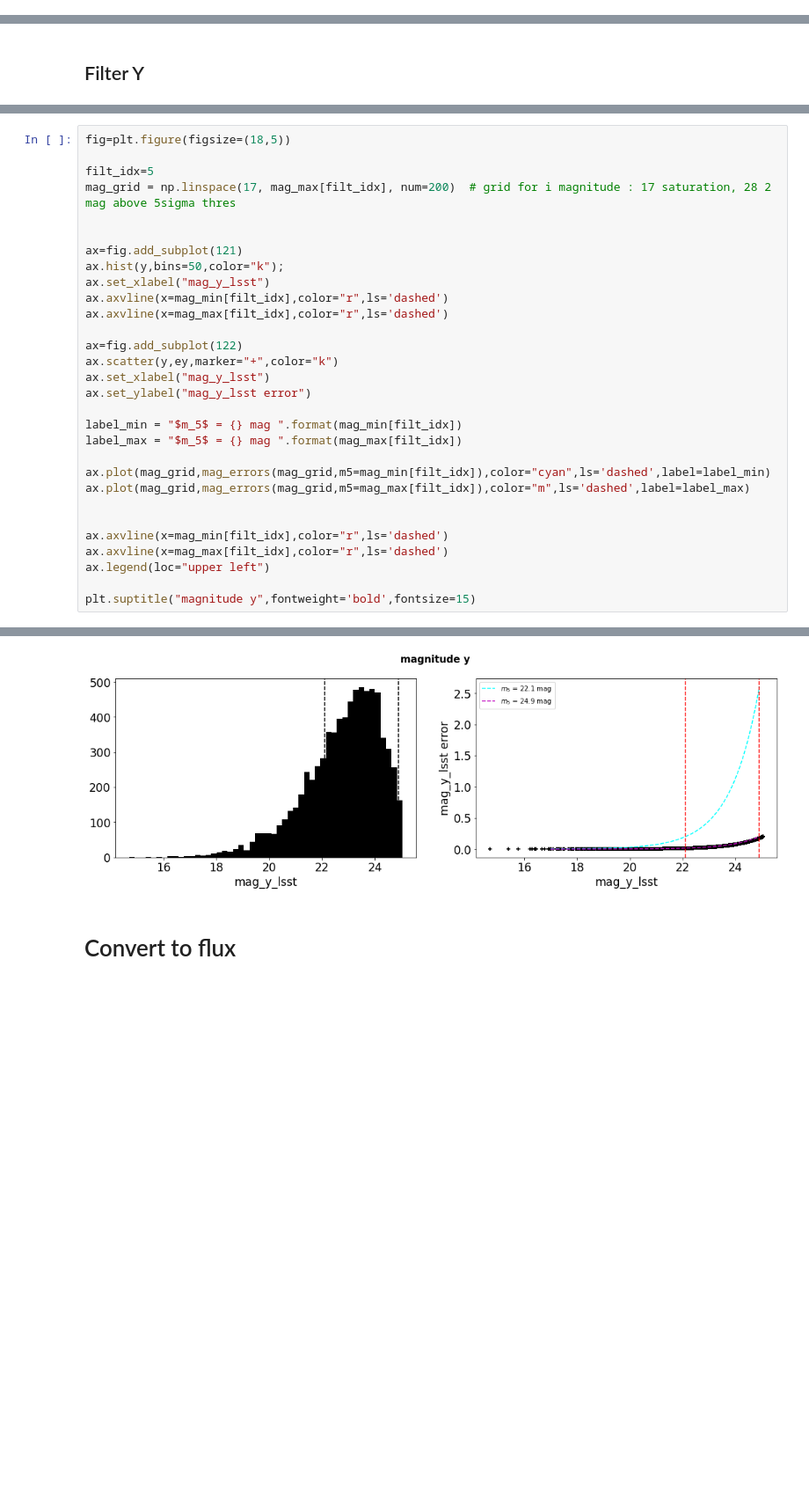
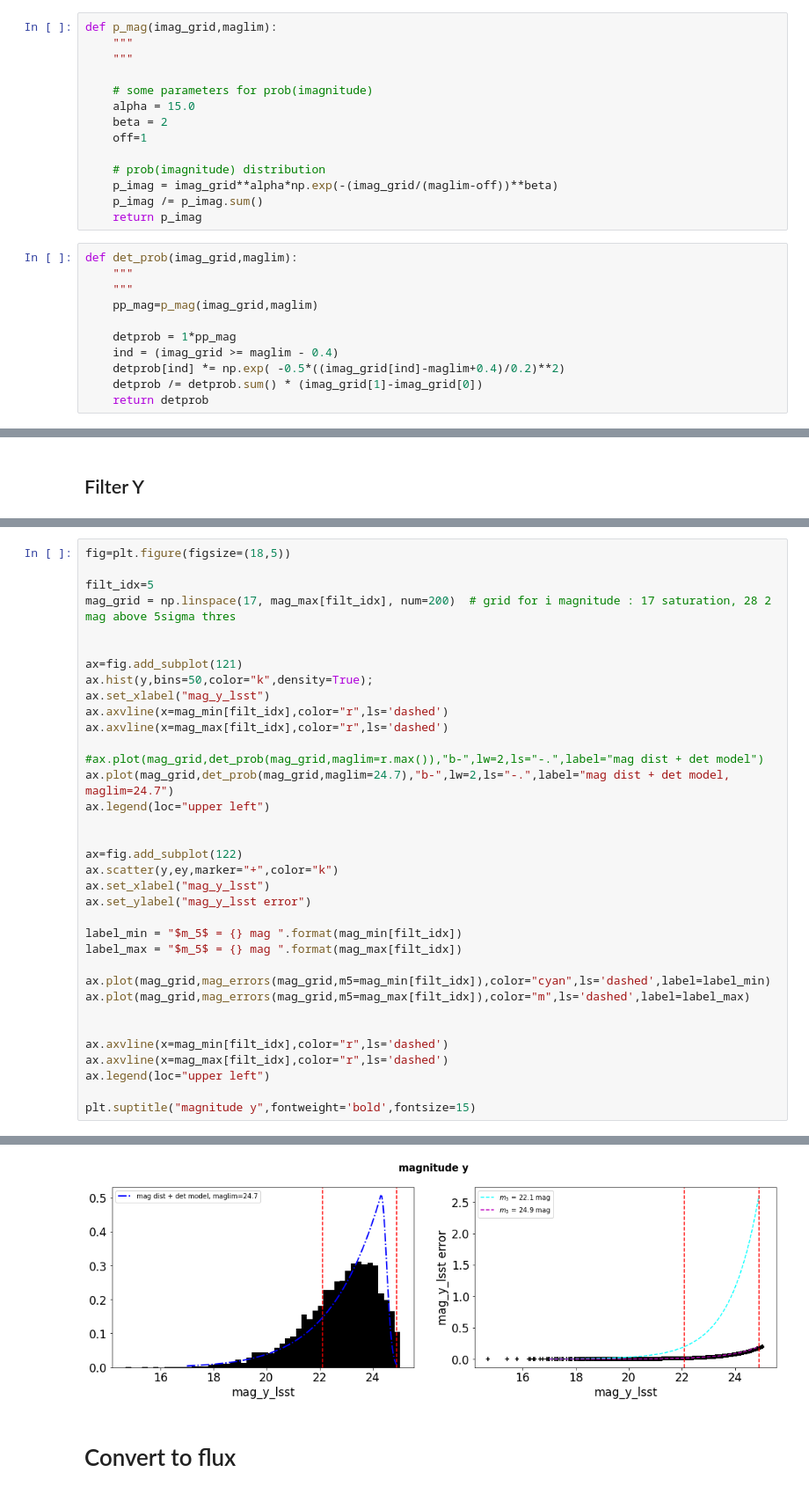
Before and after one commit to sylvielsstfr/MyDockerTools, a Jupyter notebook: UbuntuAnacondaDelightRail/notebooks/analysis_input_rail/Dumphdf5InputFileswithRAIL.ipynb, the cells around one changed output, grey strips where cells are left out. Shown at 88% size. Drawn from its saved outputs; the diff is of its cells as text; blank space fills up the shorter version.

Commit message:
add model for magnitude distribution

```diff
--- a/UbuntuAnacondaDelightRail/notebooks/analysis_input_rail/Dumphdf5InputFileswithRAIL.ipynb
+++ b/UbuntuAnacondaDelightRail/notebooks/analysis_input_rail/Dumphdf5InputFileswithRAIL.ipynb
@@ -432,6 +442,31 @@ def mag_errors(mtrue, m5=24.0, fGamma=0.039):
     """
     x = 10 ** (0.4 * (mtrue - m5))
     return np.sqrt((0.04 - fGamma) * x + fGamma * x ** 2)
+# %%
+def p_mag(imag_grid,maglim):
+    """
+    """
+
+    # some parameters for prob(imagnitude)
+    alpha = 15.0
+    beta = 2
+    off=1
+
+    # prob(imagnitude) distribution
+    p_imag = imag_grid**alpha*np.exp(-(imag_grid/(maglim-off))**beta)
+    p_imag /= p_imag.sum()
+    return p_imag
+# %%
+def det_prob(imag_grid,maglim):
+    """
+    """
+    pp_mag=p_mag(imag_grid,maglim)
+
+    detprob = 1*pp_mag
+    ind = (imag_grid >= maglim - 0.4)
+    detprob[ind] *= np.exp( -0.5*((imag_grid[ind]-maglim+0.4)/0.2)**2)
+    detprob /= detprob.sum() * (imag_grid[1]-imag_grid[0])
+    return detprob
 # %% [markdown]
 ## U filter
 # %%
@@ -781,35 +839,40 @@ Text(0.5, 0.98, 'magnitude y')
 fig=plt.figure(figsize=(18,5))
 
 filt_idx=5
 mag_grid = np.linspace(17, mag_max[filt_idx], num=200)  # grid for i magnitude : 17 saturation, 28 2 mag above 5sigma thres
 
 
 ax=fig.add_subplot(121)
-ax.hist(y,bins=50,color="k");
+ax.hist(y,bins=50,color="k",density=True);
 ax.set_xlabel("mag_y_lsst")
 ax.axvline(x=mag_min[filt_idx],color="r",ls='dashed')
 ax.axvline(x=mag_max[filt_idx],color="r",ls='dashed')
+
+#ax.plot(mag_grid,det_prob(mag_grid,maglim=r.max()),"b-",lw=2,ls="-.",label="mag dist + det model")
+ax.plot(mag_grid,det_prob(mag_grid,maglim=24.7),"b-",lw=2,ls="-.",label="mag dist + det model, maglim=24.7")
+ax.legend(loc="upper left")
+
 
 ax=fig.add_subplot(122)
 ax.scatter(y,ey,marker="+",color="k")
 ax.set_xlabel("mag_y_lsst")
 ax.set_ylabel("mag_y_lsst error")
 
 label_min = "$m_5$ = {} mag ".format(mag_min[filt_idx])
 label_max = "$m_5$ = {} mag ".format(mag_max[filt_idx])
 
 ax.plot(mag_grid,mag_errors(mag_grid,m5=mag_min[filt_idx]),color="cyan",ls='dashed',label=label_min)
 ax.plot(mag_grid,mag_errors(mag_grid,m5=mag_max[filt_idx]),color="m",ls='dashed',label=label_max)
 
 
 ax.axvline(x=mag_min[filt_idx],color="r",ls='dashed')
 ax.axvline(x=mag_max[filt_idx],color="r",ls='dashed')
 ax.legend(loc="upper left")
 
 plt.suptitle("magnitude y",fontweight='bold',fontsize=15)
 # %% [output]
 Text(0.5, 0.98, 'magnitude y')
-[figure, old version]
+[figure, new version]
 # %% [markdown]
 # Convert to flux
 # %%
```
Also changed, not shown: parts of 10 cells of this notebook.
